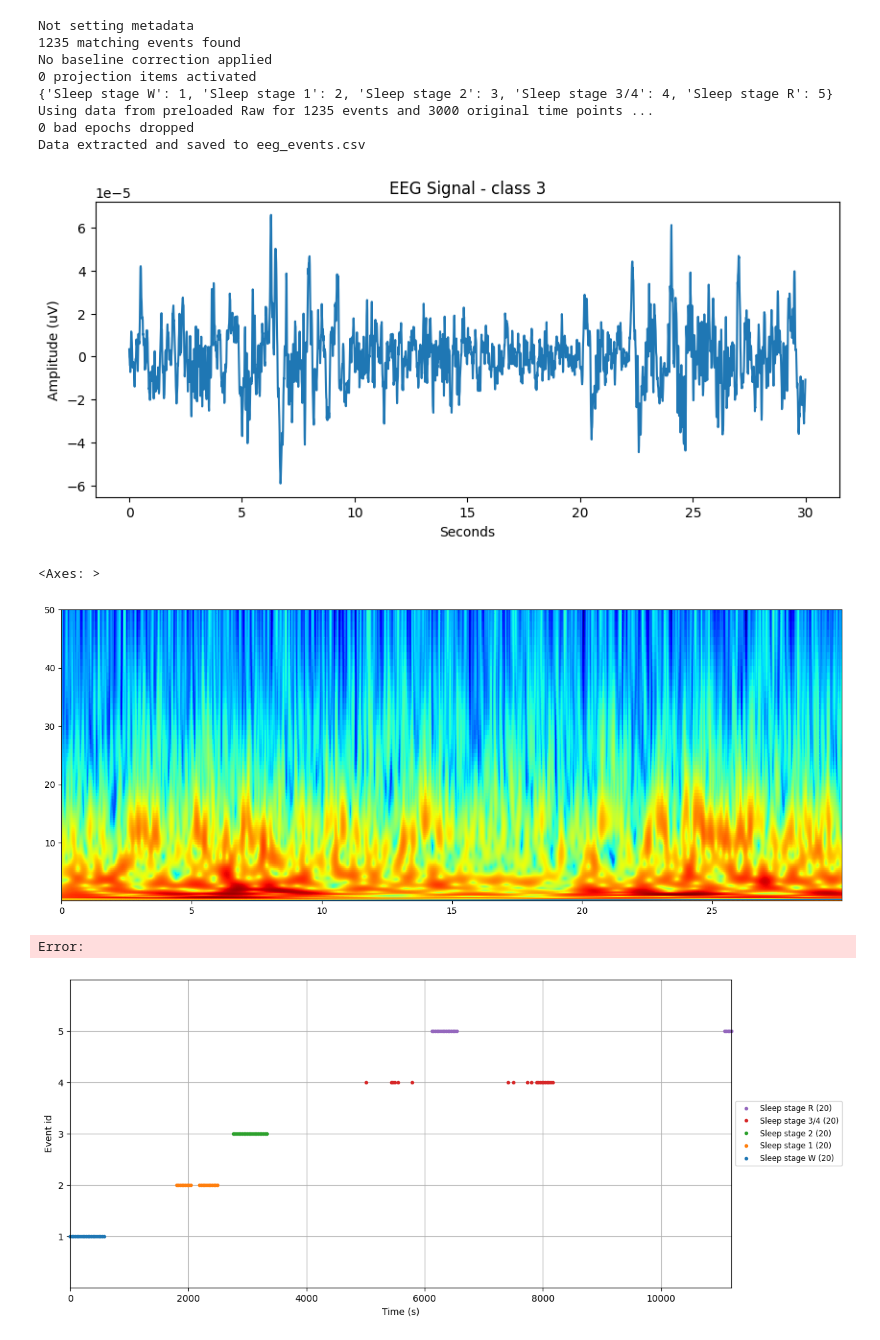
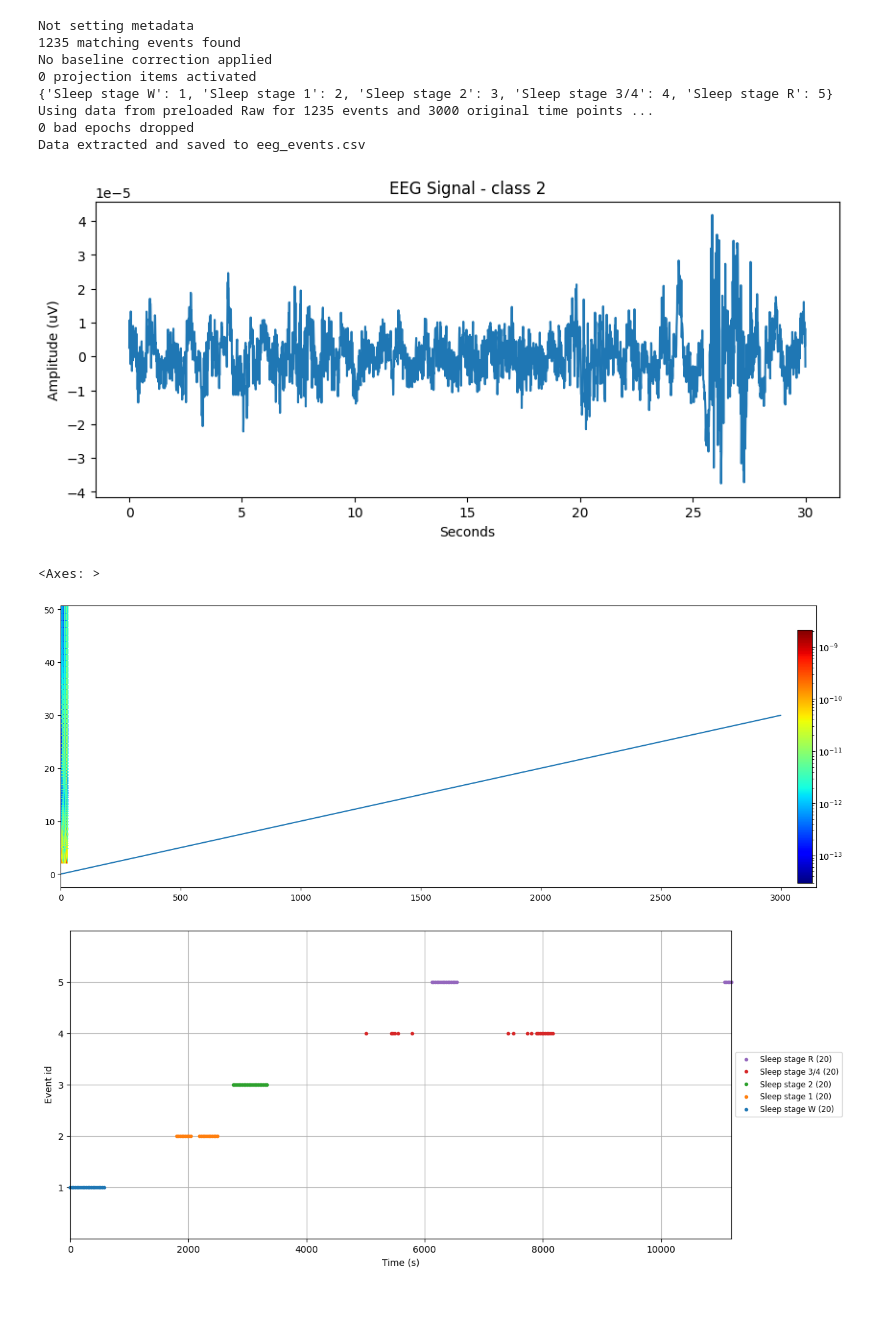
Before and after one commit to msverker/Bachelor_Thesis, a Jupyter notebook: EDF_Dataloader.ipynb, the cells around one changed output. Drawn from its saved outputs; the diff is of its cells as text; code cells hidden in the pictures; blank space fills up the shorter version.

```diff
--- a/EDF_Dataloader.ipynb
+++ b/EDF_Dataloader.ipynb
@@ -129,7 +129,7 @@ Data extracted and saved to eeg_events.csv
 # %%
 data = np.loadtxt(output_file, delimiter=',')
 
-N = 162
+N = 68
 # Extract the first row
 first_row = data[N, :]
 # print(len(first_row))
@@ -142,24 +142,23 @@ plt.xlabel('Seconds')
 plt.ylabel('Amplitude (uV)')
 plt.show()
 # %% [output]
-[figure, old version]
+[figure, new version]
 # %%
 plt.rcParams['figure.figsize'] = (16, 6)
 
 ###########################################################################
 # calculate spectrogram
 
 # t0 = time.time()
 power, times, frequencies, coif = cwt_spectrogram(first_row, 100, nNotes=24)
 
 ###########################################################################
 # plot
 
-spectrogram_plot(power, times, frequencies, coif, cmap='jet', norm=LogNorm(), ax=None, colorbar=None)
+spectrogram_plot(power, times, frequencies, coif, cmap='jet', norm=LogNorm(), ax=None)
 # %% [output]
 <Axes: >
-[figure, old version]
+[figure, new version]
-Error:
 # %%
 # Set the desired number of events per label
 events_per_label = 20
```
Also changed, not shown: parts of 1 cell of this notebook.
